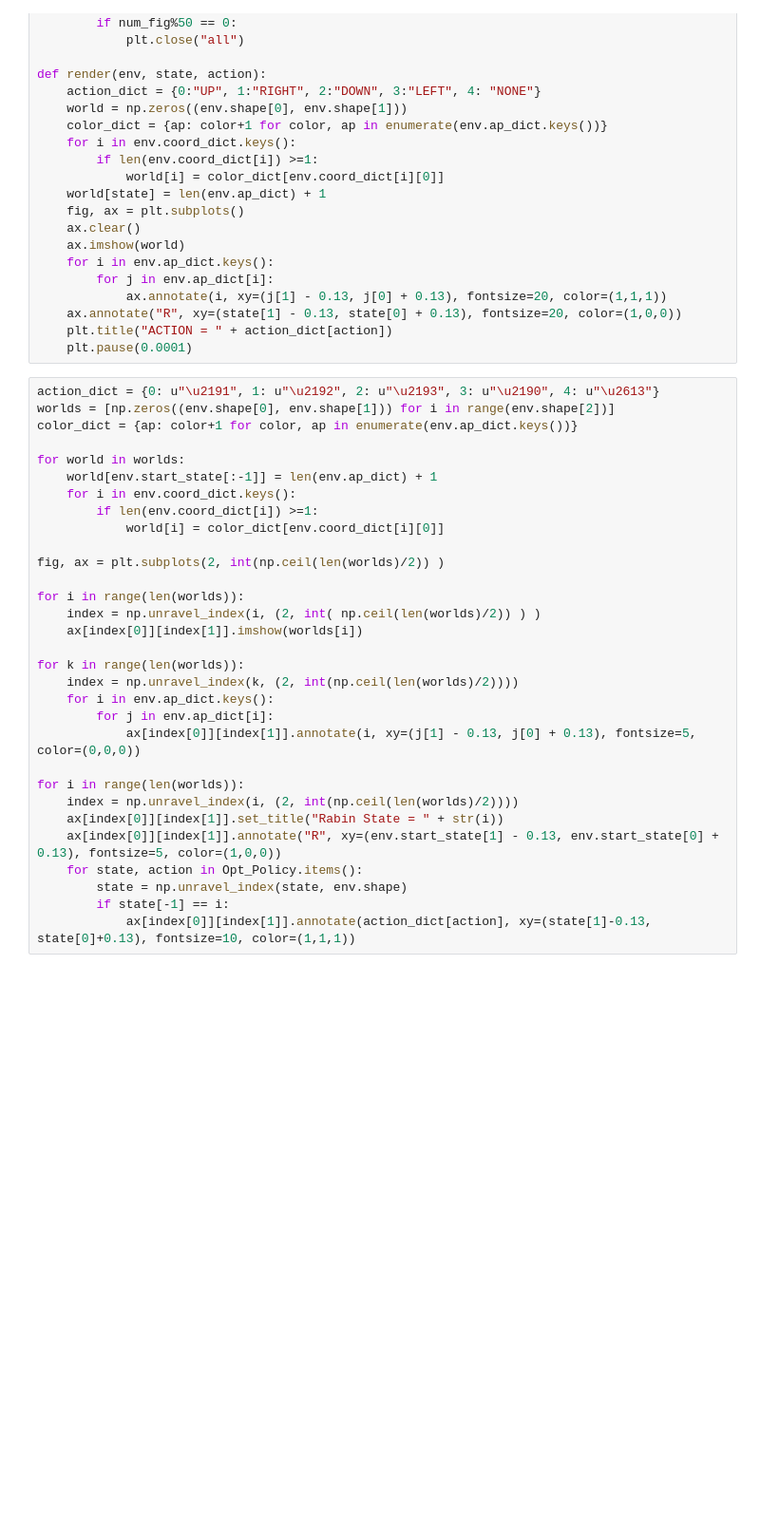
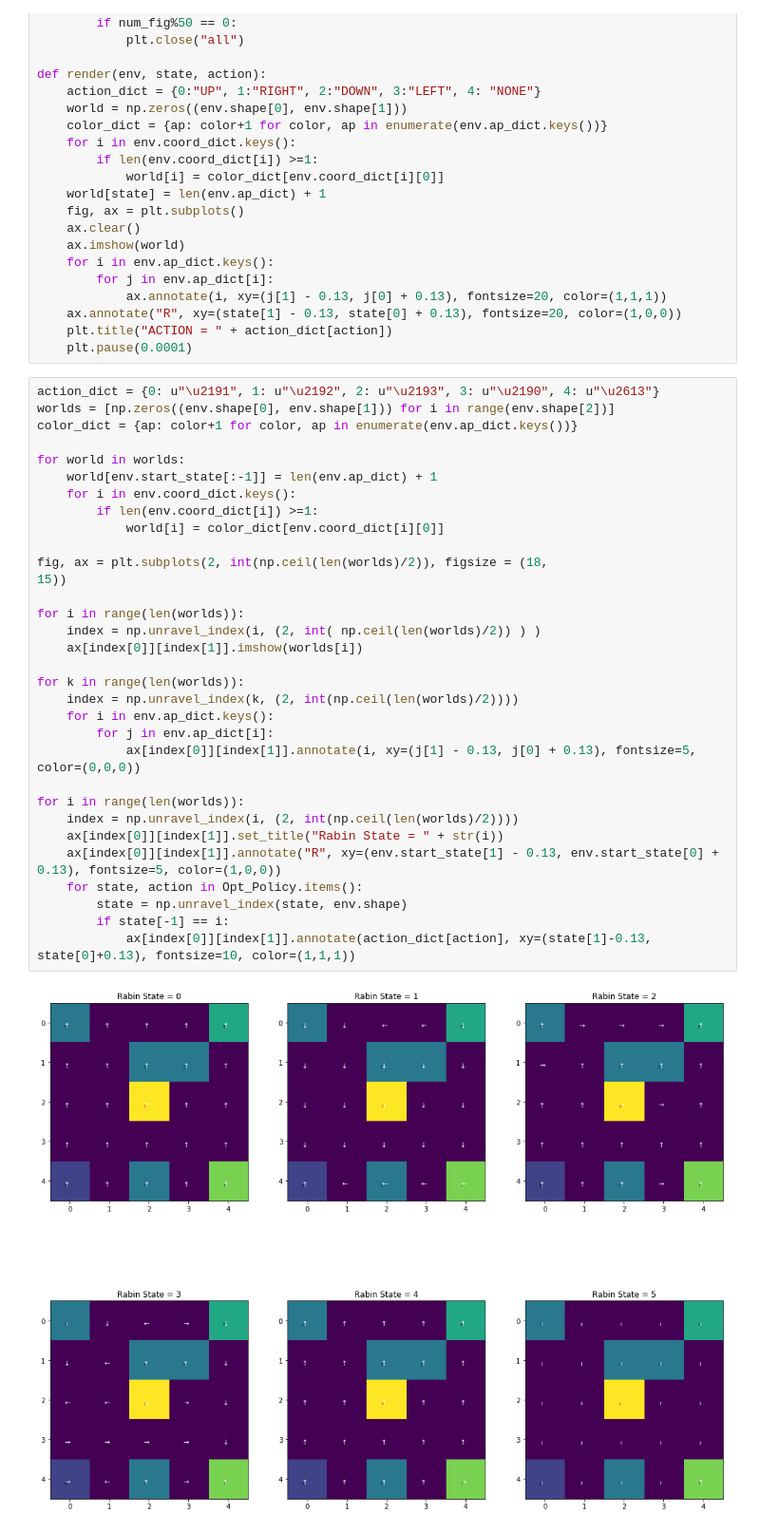
Before and after one commit to gaoqitong/mdp_learning, a Jupyter notebook: Seshia_VM.ipynb, the cells around one changed output. Shown at 95% size. Saved outputs shown, nothing was run; the diff lists cells and outputs as text; blank space fills up the shorter version.

```diff
--- a/Seshia_VM.ipynb
+++ b/Seshia_VM.ipynb
@@ -230,32 +230,35 @@ def render(env, state, action):
 # %%
 action_dict = {0: u"\u2191", 1: u"\u2192", 2: u"\u2193", 3: u"\u2190", 4: u"\u2613"}
 worlds = [np.zeros((env.shape[0], env.shape[1])) for i in range(env.shape[2])]
 color_dict = {ap: color+1 for color, ap in enumerate(env.ap_dict.keys())}
 
 for world in worlds:
     world[env.start_state[:-1]] = len(env.ap_dict) + 1
     for i in env.coord_dict.keys():
         if len(env.coord_dict[i]) >=1:
             world[i] = color_dict[env.coord_dict[i][0]]
 
-fig, ax = plt.subplots(2, int(np.ceil(len(worlds)/2)) )
+fig, ax = plt.subplots(2, int(np.ceil(len(worlds)/2)), figsize = (18,
+15))
 
 for i in range(len(worlds)):
     index = np.unravel_index(i, (2, int( np.ceil(len(worlds)/2)) ) )
     ax[index[0]][index[1]].imshow(worlds[i])
 
 for k in range(len(worlds)):
     index = np.unravel_index(k, (2, int(np.ceil(len(worlds)/2))))
     for i in env.ap_dict.keys():
         for j in env.ap_dict[i]:
             ax[index[0]][index[1]].annotate(i, xy=(j[1] - 0.13, j[0] + 0.13), fontsize=5, color=(0,0,0))
 
 for i in range(len(worlds)):
     index = np.unravel_index(i, (2, int(np.ceil(len(worlds)/2))))
     ax[index[0]][index[1]].set_title("Rabin State = " + str(i))
     ax[index[0]][index[1]].annotate("R", xy=(env.start_state[1] - 0.13, env.start_state[0] + 0.13), fontsize=5, color=(1,0,0))
     for state, action in Opt_Policy.items():
         state = np.unravel_index(state, env.shape)
         if state[-1] == i:
             ax[index[0]][index[1]].annotate(action_dict[action], xy=(state[1]-0.13, state[0]+0.13), fontsize=10, color=(1,1,1))
+# %% [output]
+[figure, added]
 # %%
```
Also changed, not shown: parts of 2 cells of this notebook, 21 other files.
